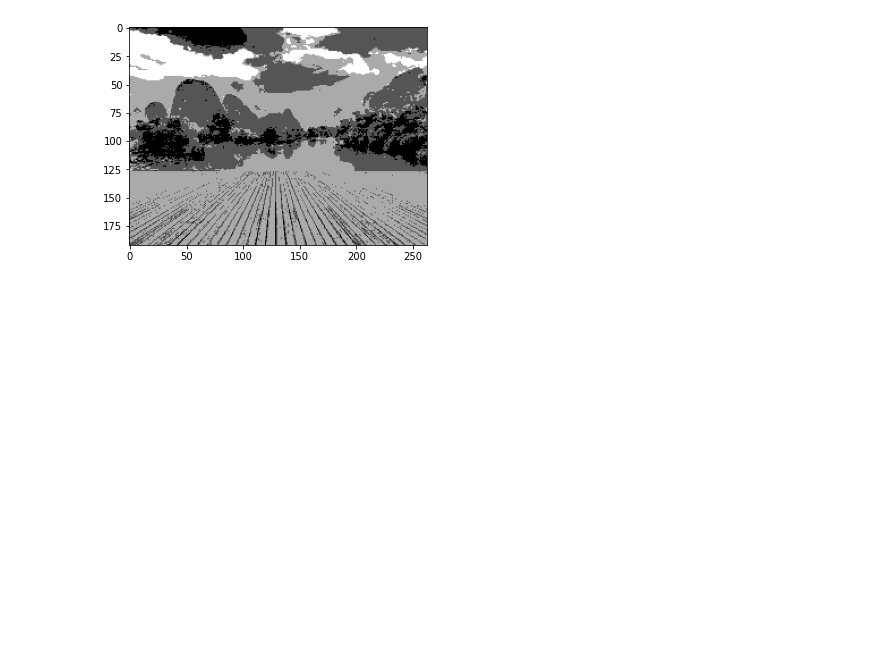
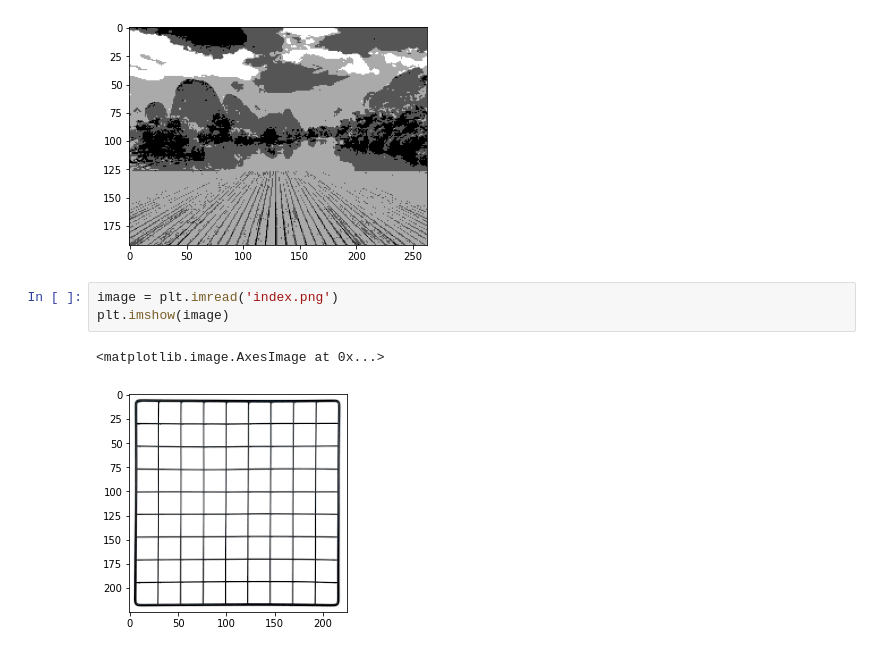
Before and after one commit to abhi9rocks/DeepStuff, a Jupyter notebook: rcnn1.ipynb, the cells around one changed output. Saved outputs shown, nothing was run; the diff lists cells and outputs as text; blank space fills up the shorter version.

```diff
--- a/rcnn1.ipynb
+++ b/rcnn1.ipynb
@@ -62,3 +62,9 @@ plt.imshow(gray, cmap='gray')
 # %% [output]
 <matplotlib.image.AxesImage at 0x...>
 [figure]
+# %%
+image = plt.imread('index.png')
+plt.imshow(image)
+# %% [output]
+<matplotlib.image.AxesImage at 0x...>
+[figure, added]
```
Also changed, not shown: parts of 10 cells of this notebook.
